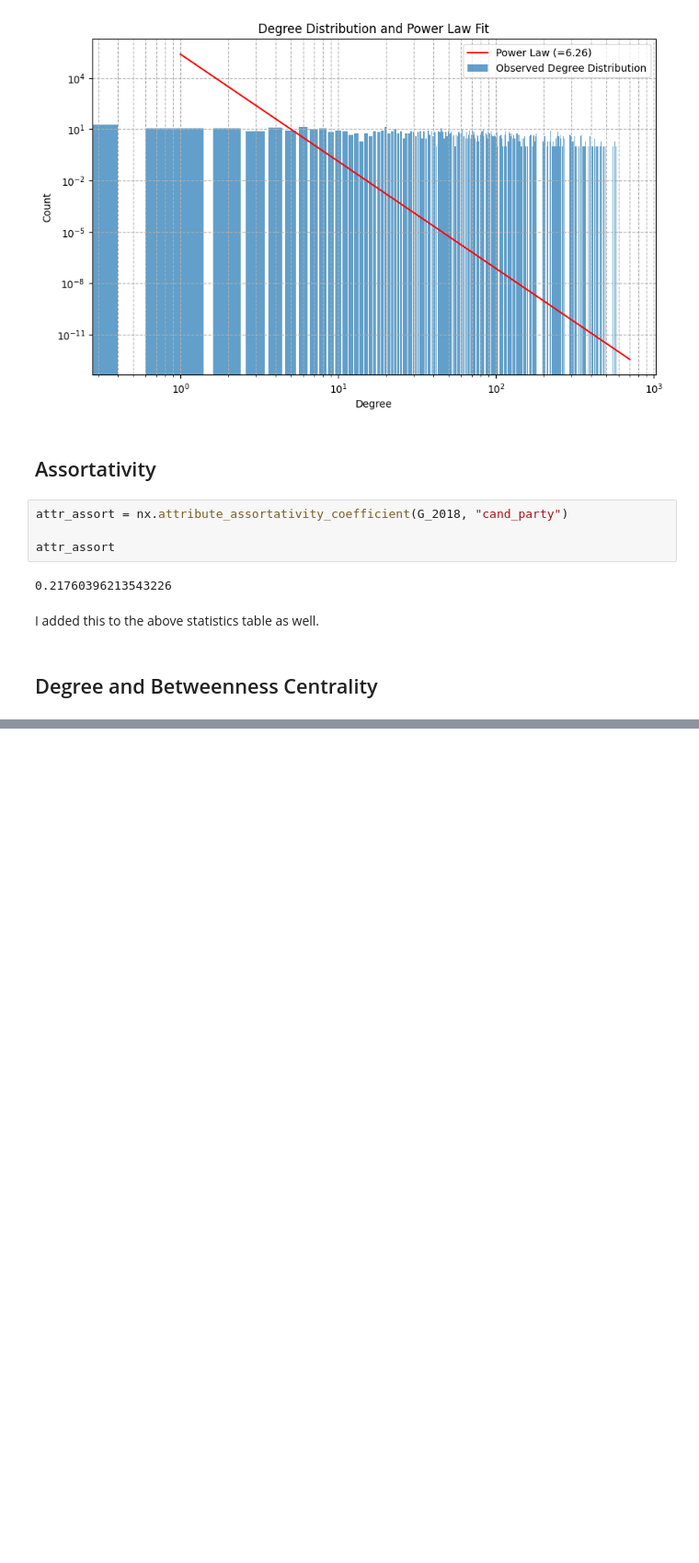
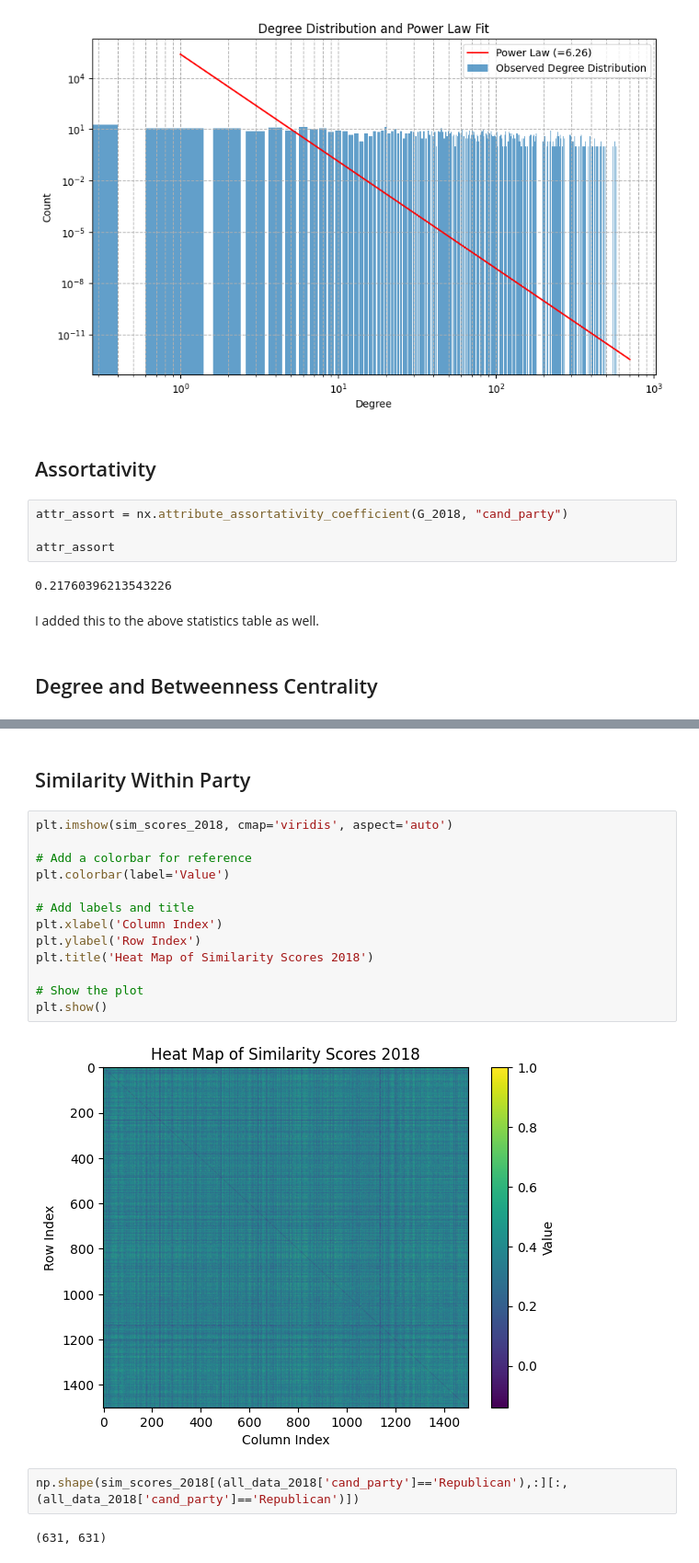
Before and after one commit to DylanMCullifer/NetworkScienceProject, a Jupyter notebook: Final_Project_NS.ipynb, the cells around one changed output, grey strips where cells are left out. Shown at 92% size. Drawn from its saved outputs; the diff is of its cells as text; blank space fills up the shorter version.

Commit message:
added heat maps based on similarity scores and party.  Not very good viz

```diff
--- a/Final_Project_NS.ipynb
+++ b/Final_Project_NS.ipynb
@@ -438,3 +438,24 @@ plt.tight_layout()
 plt.show()
 # %% [output]
 [figure]
+# %% [markdown]
+## Similarity Within Party
+# %%
+plt.imshow(sim_scores_2018, cmap='viridis', aspect='auto')
+
+# Add a colorbar for reference
+plt.colorbar(label='Value')
+
+# Add labels and title
+plt.xlabel('Column Index')
+plt.ylabel('Row Index')
+plt.title('Heat Map of Similarity Scores 2018')
+
+# Show the plot
+plt.show()
+# %% [output]
+[figure, added]
+# %%
+np.shape(sim_scores_2018[(all_data_2018['cand_party']=='Republican'),:][:,(all_data_2018['cand_party']=='Republican')])
+# %% [output]
+(631, 631)
```
Also changed, not shown: parts of 5 cells of this notebook.
